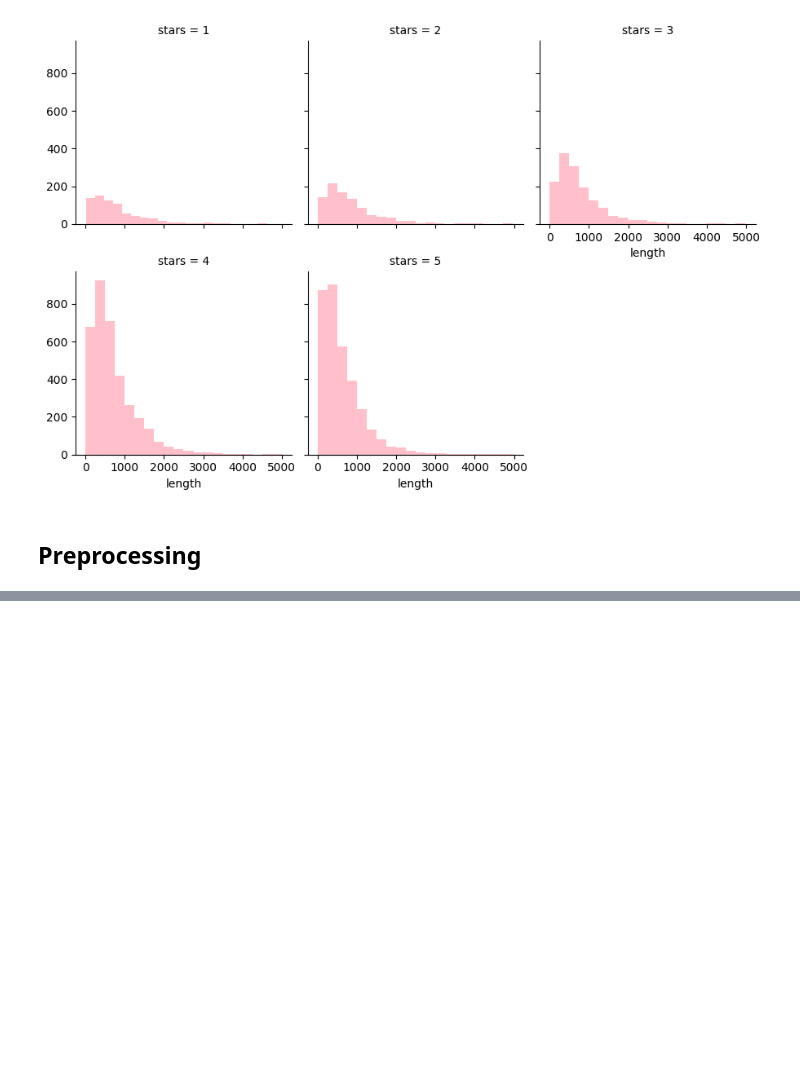
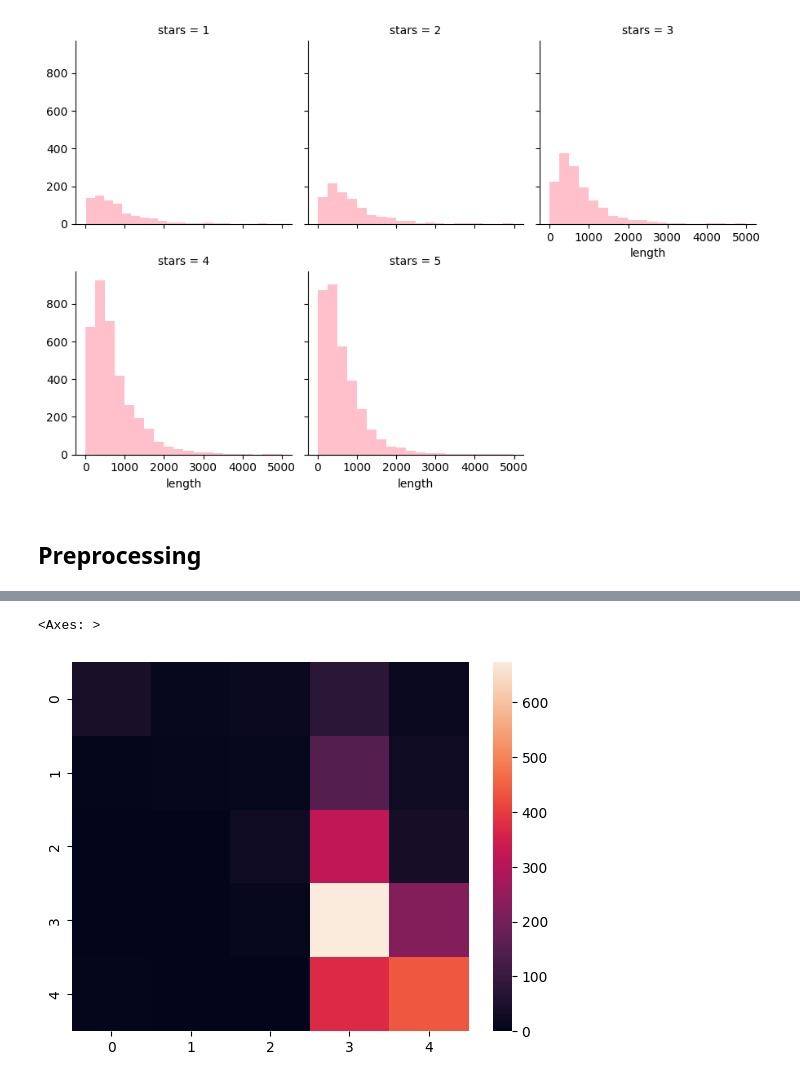
Before and after one commit to techLearner2000/classify_yelp_reviews, a Jupyter notebook: code.ipynb, the cells around one changed output, grey strips where cells are left out. Drawn from its saved outputs; the diff is of its cells as text; code cells hidden in the pictures; blank space fills up the shorter version.

```diff
--- a/code.ipynb
+++ b/code.ipynb
@@ -136,0 +170,7 @@ yelp_df_text_cleaned = yelp_df['text'].apply(msg_cln)
+# %%
+y_test_predicted = model.predict(X_test)
+cm1 = confusion_matrix(y_pred=y_test_predicted, y_true=y_test)
+sns.heatmap(cm1, annot=False)
+# %% [output]
+<Axes: >
+[figure, added]
```
Also changed, not shown: parts of 13 cells of this notebook.
